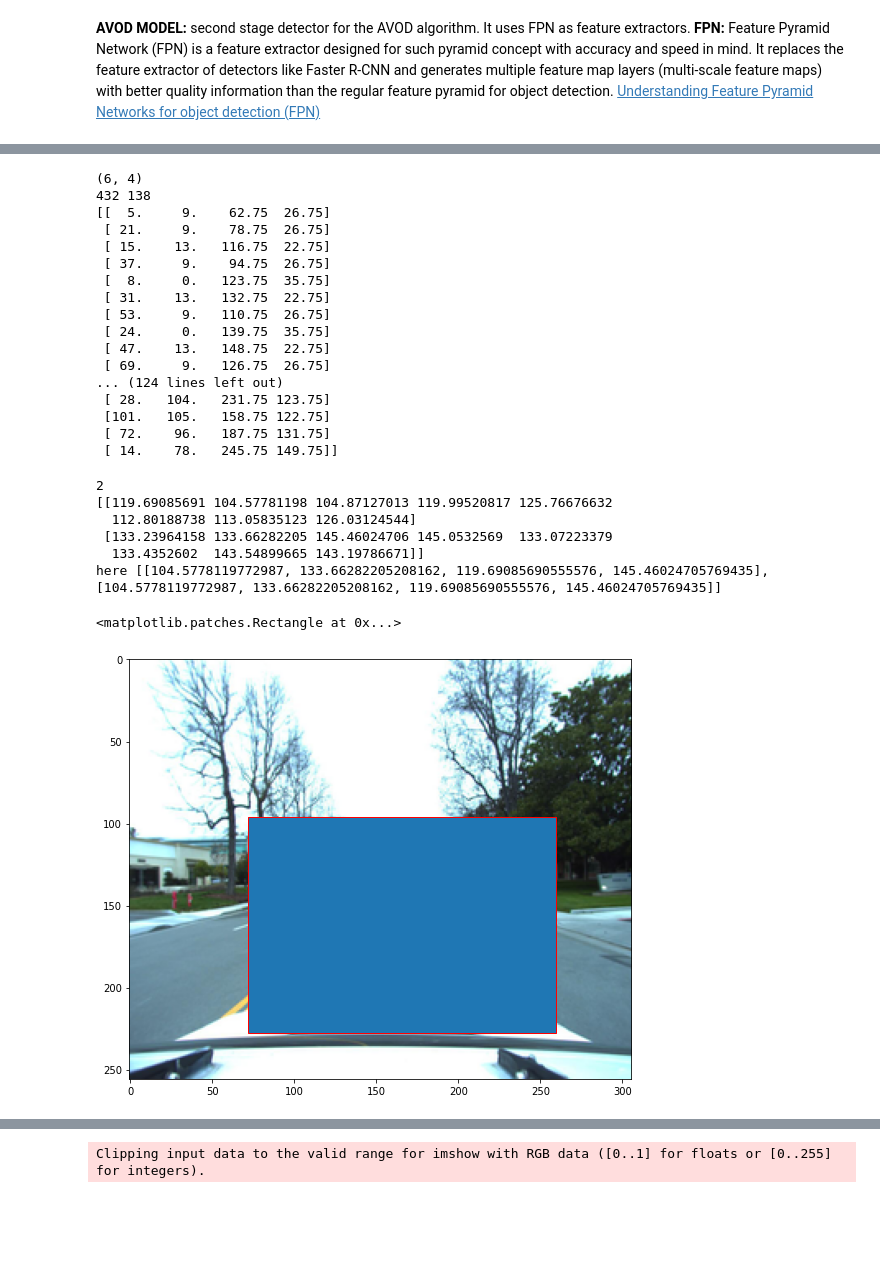
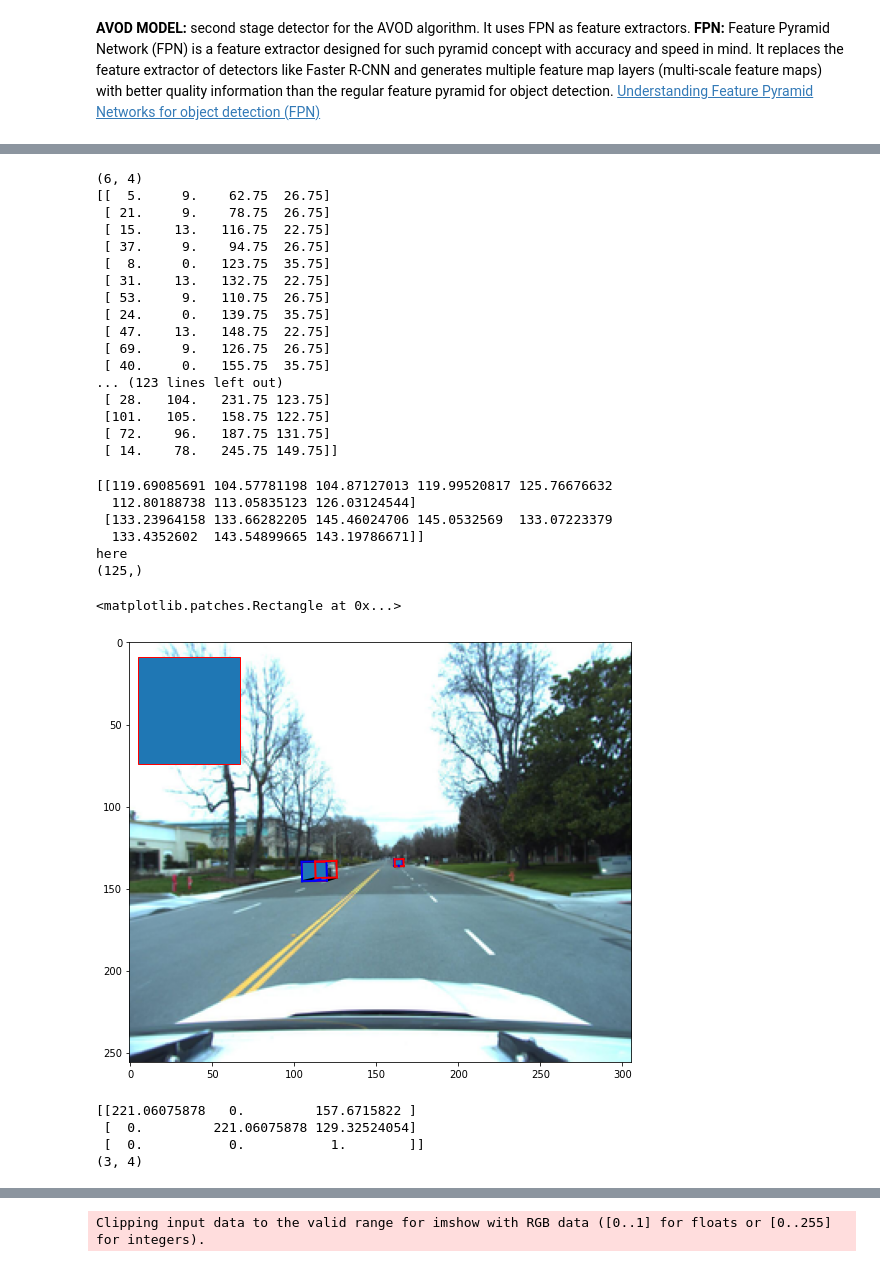
Before and after one commit to rossivalen/Thesis_AutonomousDriving, a Jupyter notebook: train-modelAPI.ipynb, the cells around one changed output, grey strips where cells are left out. Saved outputs shown, nothing was run; the diff lists cells and outputs as text; code cells hidden in the pictures; blank space fills up the shorter version.

```diff
--- a/train-modelAPI.ipynb
+++ b/train-modelAPI.ipynb
@@ -1217,15 +1192,9 @@ anchors=all_anchors[inds_inside]
 c2=np.array([[221, 0, 157],[0, 221, 129],[0, 0, 1]])
 x=[camera_intrinsic[0]/4, camera_intrinsic[1]/4, camera_intrinsic[2]]
 x=np.asarray(x)
-
-h=boxes[0].center
-boxes[0].center=h
-v=boxes[0].wlh
-print(len(all_anchors), len(anchors))
 print(anchors)
 # %% [output]
 (6, 4)
-432 138
 [[  5.     9.    62.75  26.75]
  [ 21.     9.    78.75  26.75]
  [ 15.    13.   116.75  22.75]
@@ -1236,47 +1205,70 @@ print(anchors)
  [ 24.     0.   139.75  35.75]
  [ 47.    13.   148.75  22.75]
  [ 69.     9.   126.75  26.75]
-... (124 lines left out)
+ [ 40.     0.   155.75  35.75]
+... (123 lines left out)
  [ 28.   104.   231.75 123.75]
  [101.   105.   158.75 122.75]
  [ 72.    96.   187.75 131.75]
  [ 14.    78.   245.75 149.75]]
 # %%
 fig, ax = plt.subplots(1, 1, figsize=(9, 16))
-print(len(boxes))
 ax.imshow(image)
-corners = view_points(boxes[0].corners(), x, normalize=True)[:2, :]
-corners1 = view_points(boxes[1].corners(), x, normalize=True)[:2, :]
+corners = view_points(boxes[124][0].corners(), x, normalize=True)[:2, :]
+corners1 = view_points(boxes[124][1].corners(), x, normalize=True)[:2, :]
 print(corners)
 # Draw front (first 4 corners) and rear (last 4 corners) rectangles(3d)/lines(2d)
 np_corners=corners.T[:4]
 np_corners1=corners1.T[:4]
 
-#boxes[1].render(ax, view=x, normalize=True)
-#ax.plot([0.13, 0.14], color="c")
-#x=view_points(uboxes[0].corners(), np.eye(3), normalize=True)
+boxes[124][0].render(ax, view=x, normalize=True)
+boxes[124][1].render(ax, view=x, normalize=True)
+
 rect1 = patches.Rectangle((np_corners1[1][0], np_corners1[1][1]), np_corners1[0][0]-np_corners1[1][0], -np_corners1[1][1]+np_corners1[2][1],linewidth=1,edgecolor="r")
 rect2 = patches.Rectangle((np_corners[1][0], np_corners[1][1]), np_corners[0][0]-np_corners[1][0], -np_corners[1][1]+np_corners[2][1],linewidth=1,edgecolor="r")
 # Add the patch to the Axes
 ax.add_patch(rect2)
 ax.add_patch(rect1)
-corner_img_list=[]
+box_corn=[]
 for box in boxes:
-    corners = view_points(boxes[0].corners(), x, normalize=True)[:2, :]
-    corners_norm=[np_corners[1][0], np_corners[1][1], np_corners[0][0], np_corners[2][1]]
-    corner_img_list.append(corners_norm)
-print("here",corner_img_list)
-
+    corner_img_list=[]
+    for i in range(len(box)):
+        corners = view_points(box[i].corners(), x, normalize=True)[:2, :]
+        corners_norm=[np_corners[1][0], np_corners[1][1], np_corners[0][0], np_corners[2][1]]
+        corner_img_list.append(corners_norm)
+    box_corn.append(np.asarray(corner_img_list))
+box_corn=np.asarray(box_corn)
+print("here")
+print(box_corn.shape)
 #for i in range(len(anchors)):
-rect= patches.Rectangle((anchors[136][0], anchors[136][1]), anchors[136][2], anchors[136][3],linewidth=1,edgecolor="r")
+rect= patches.Rectangle((5, 9), 62, 65,linewidth=1,edgecolor="r")
 ax.add_patch(rect)
 # %% [output]
-2
 [[119.69085691 104.57781198 104.87127013 119.99520817 125.76676632
   112.80188738 113.05835123 126.03124544]
  [133.23964158 133.66282205 145.46024706 145.0532569  133.07223379
   133.4352602  143.54899665 143.19786671]]
-here [[104.5778119772987, 133.66282205208162, 119.69085690555576, 145.46024705769435], [104.5778119772987, 133.66282205208162, 119.69085690555576, 145.46024705769435]]
+here
+(125,)
 <matplotlib.patches.Rectangle at 0x...>
-[figure, old version]
+[figure, new version]
+# %%
+x=[camera_intrinsic[0]/4, camera_intrinsic[1]/4, camera_intrinsic[2]]
+x=np.asarray(x)
+gt_boxes_corners=[]
+print(x)
+for i in range(len(boxes)):
+    corner_img_list=[]
+    for j in range(len(boxes[i])):
+        corners = view_points(boxes[i][j].corners(), view=x, normalize=True)[:2, :]
+        np_corners=corners.T[:4]
+        corners_norm=[np_corners[1][0], np_corners[1][1], np_corners[0][0], np_corners[2][1]]
+        corner_img_list.append(corners_norm)
+    gt_boxes_corners.append(np.asarray(corner_img_list))
+print(np.asarray(gt_boxes_corners[115]).shape) #125, num box in scene, 4
+# %% [output]
+[[221.06075878   0.         157.6715822 ]
+ [  0.         221.06075878 129.32524054]
+ [  0.           0.           1.        ]]
+(3, 4)
 # %%
```
Also changed, not shown: parts of 16 cells of this notebook.
